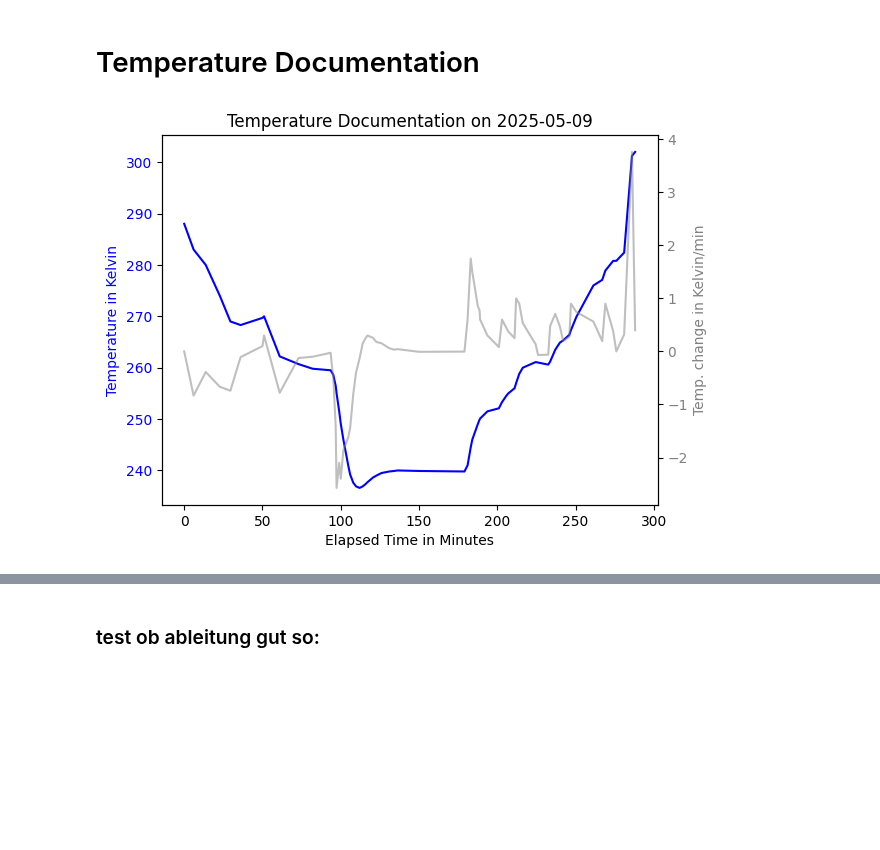
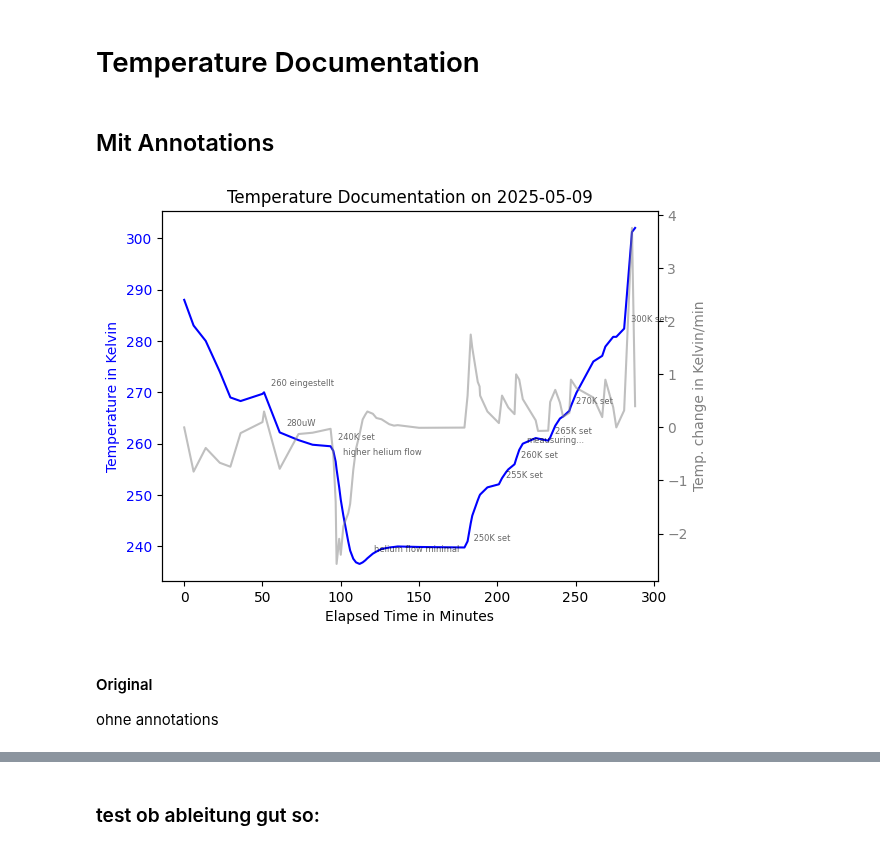
Before and after one commit to FlorianAdamczyk/auswertung_neu, a Jupyter notebook: 2025-05-09 TCBC 1400nm ProofOfConcept/Temperature Documentation/Temperature Documentation.ipynb, the cells around one changed output, grey strips where cells are left out. Drawn from its saved outputs; the diff is of its cells as text; code cells hidden in the pictures; blank space fills up the shorter version.

Commit message:
preparing for plot for PoC

```diff
--- a/2025-05-09 TCBC 1400nm ProofOfConcept/Temperature Documentation/TCBC__PoC.ipynb
+++ b/2025-05-09 TCBC 1400nm ProofOfConcept/Temperature Documentation/Temperature Documentation.ipynb
@@ -1,30 +1,47 @@
 # %% [markdown]
 # Temperature Documentation
+# %% [markdown]
+## Mit Annotations
 # %%
 import pandas as pd
 import matplotlib.pyplot as plt
 
 # Use a relative path for the CSV file
 df_txt = pd.read_csv('./2025-05-09 TCBC Temperature Documentation.txt', delimiter='\t')
 
 # Recalculate the x-axis to start at 0 minutes
 df_txt["Zeit / min"] = df_txt["Zeit / min"] - df_txt["Zeit / min"].min()
 
 fig, ax1 = plt.subplots()
 
 ax2 = ax1.twinx()
 ax2.set_ylabel("Temp. change in Kelvin/min", color="grey")
 ax2.plot(df_txt["Zeit / min"], df_txt["K pro min"], color="grey", alpha=0.5)
 ax2.tick_params(axis='y', labelcolor="grey")
 
 ax1.set_xlabel("Elapsed Time in Minutes")
 ax1.set_ylabel("Temperature in Kelvin", color="blue")
 ax1.plot(df_txt["Zeit / min"], df_txt["Temp / Kelvin"], color="blue")
 ax1.tick_params(axis='y', labelcolor="blue")
 
+for idx, row in df_txt.iterrows():
+    kommentar = row.get("Kommentar")
+    if isinstance(kommentar, str) and kommentar.strip():
+        ax1.annotate(
+            kommentar,
+            (row["Zeit / min"], row["Temp / Kelvin"]),
+            textcoords="offset points",
+            xytext=(5, 5),
+            fontsize=6,
+            alpha=0.6
+        )
+
 plt.title("Temperature Documentation on 2025-05-09")
 plt.show()
 
 fig.savefig("temperature_documentation.png", dpi=300)
 # %% [output]
-[figure, old version]
+[figure, new version]
+# %% [markdown]
+#### Original
+ohne annotations
```
Also changed, not shown: parts of 1 cell of this notebook, 11 other files.
